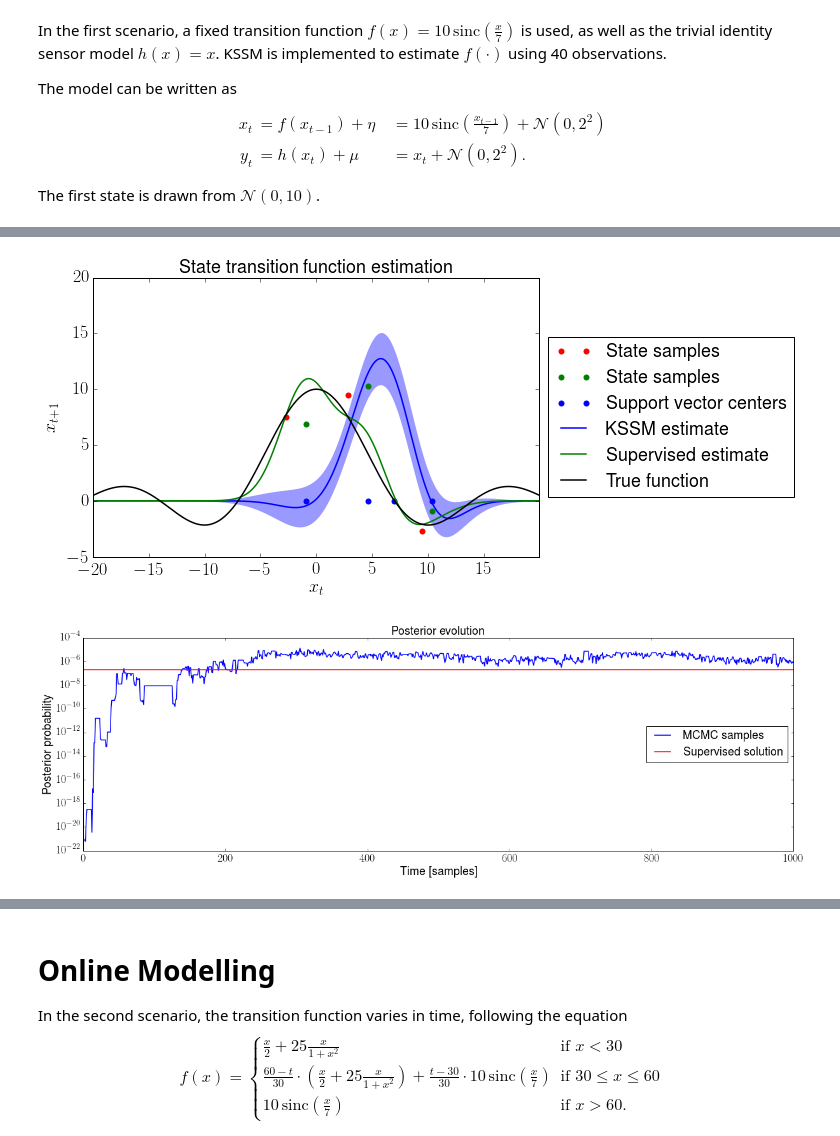
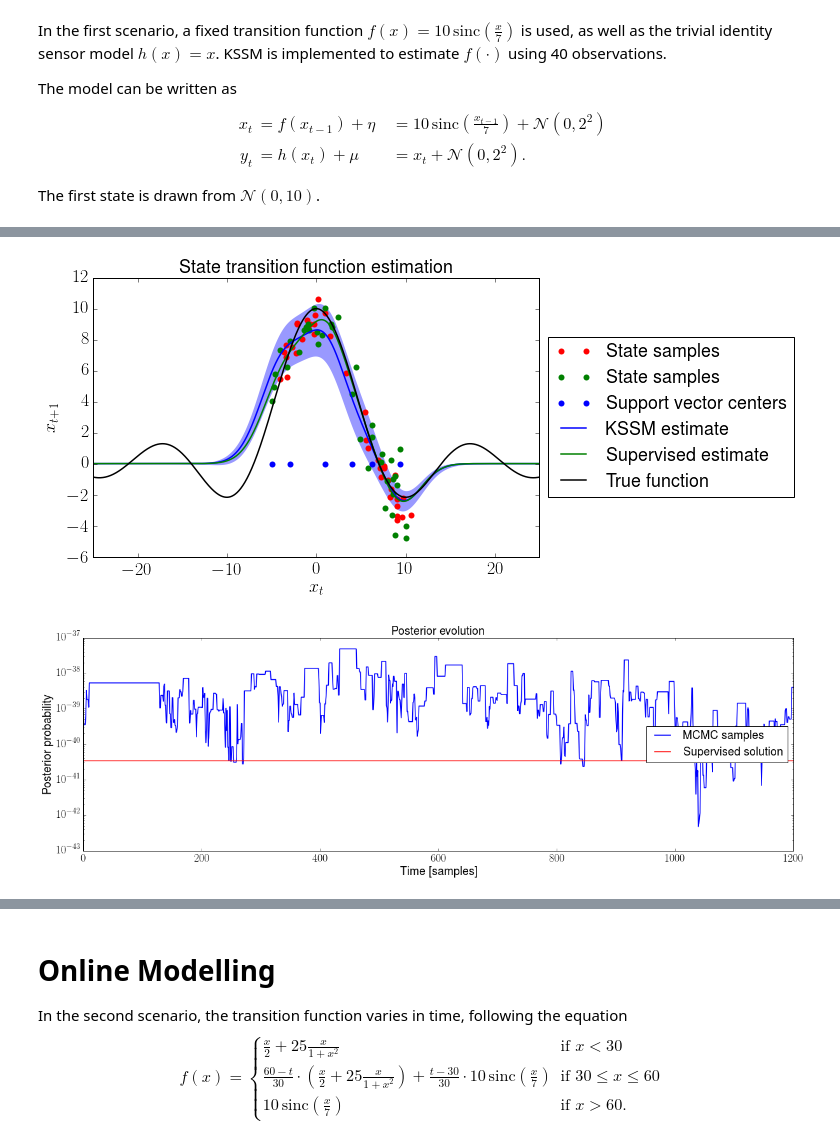
Before and after one commit to afalchetti/pykssm, a Jupyter notebook: demo/Kernel State-Space Modelling.ipynb, the cells around one changed output, grey strips where cells are left out. Saved outputs shown, nothing was run; the diff lists cells and outputs as text; code cells hidden in the pictures.

Commit message:
bugfixes: likelihood supervisado, prior SMCprior KLS, hsensor KLS

```diff
--- a/demo/Kernel State-Space Modelling.ipynb
+++ b/demo/Kernel State-Space Modelling.ipynb
@@ -72,7 +80,7 @@ h  = lambda x: x
 sigmax0 = np.sqrt(10)
 sigmax  = 1#2
 sigmay  = 1#2
-size    = 4
+size    = 40
 
 x0 = 0 + np.random.randn() * sigmax0
 
@@ -97,14 +105,15 @@ mtp.show()
 # KSSM, the core of this notebook
 (samples, like, svectors, kernel) = (
     pykssm.offline(observations = y[np.newaxis].T,
+                   #svectors     = np.array([[0], [10]]),
                    hsensor      = lambda x: x,
                    invhsensor   = lambda y: y,
                    kernel       = pykssm.GaussianKernel(np.sqrt(10)),
-                   nsamples     = 1000,
+                   nsamples     = 1200,
                    sigmax       = sigmax,
                    sigmay       = sigmay,
                    smcprior     = lambda: np.array([0 + np.random.randn() * sigmax0]), #prior x0
-                   verbose      = False))
+                   verbose      = True))
 
 # kernel (output) describes the used kernel reproducing hilbert space, with all parameters set (in this case sigma is
 # set to sqrt(10) but if the argument is ommited from the input kernel argument, it would be deduced from the data);
@@ -130,5 +154,7 @@ Wall time: 19 s
 # %%
 supervisedf = pykssm.kls(x[:-1][np.newaxis].T, f(x[:-1][np.newaxis].T), svectors, kernel, 0.001)
+
+supervisedf = pykssm.kls(y[:-1][np.newaxis].T, (y[1:][np.newaxis].T), svectors, kernel, 0.000)
 # %%
 # State transition function estimation
 limit = 5.0 * np.ceil(1/5.0 * 2.0 * max(abs(min(x)), abs(max(x))))
@@ -172,28 +198,39 @@ mtp.xlim(np.min(grid), np.max(grid))
 
 mtp.show()
 # %% [output]
-[figure, old version]
+[figure, new version]
 # %%
 # Posterior evolution
 
 # Supervised alternative
+# supervisedlike = []
+#for i in range(0, len(samples)):
+#    sfilter = pykssm.SMC(observations = y[np.newaxis].T,
+#                     prior        = lambda: np.array([0 + np.random.randn() * sigmax0]),
+#                     ftransition  = lambda x: kernel.mixture_eval(supervisedf, svectors, x) + np.random.randn() * sigmax,
+#                     hsensor      = lambda x, y: 1.0 / (np.sqrt(2.0 * np.pi)*sigmay) * np.exp(-0.5 * np.dot(x - y, x - y) / sigmay**2),
+#                     nsamples     = 200)
+#    supervisedlike.append(sfilter.get_likelihood())
+
 sfilter = pykssm.SMC(observations = y[np.newaxis].T,
-                     prior        = lambda: 0.1,# + np.random.randn() * 10,
+                     prior        = lambda: np.array([0 + np.random.randn() * sigmax0]),
                      ftransition  = lambda x: kernel.mixture_eval(supervisedf, svectors, x) + np.random.randn() * sigmax,
-                     hsensor      = lambda x, y: 0.5/sigmay * np.exp(-0.5 * np.dot(x - y, x - y) / sigmay**2),
+                     hsensor      = lambda x, y: 1.0 / (np.sqrt(2.0 * np.pi)*sigmay) * np.exp(-0.5 * np.dot(x - y, x - y) / sigmay**2),
                      nsamples     = 200)
+
+
 supervisedlike = sfilter.get_likelihood() * np.ones(len(samples))
 
 mtp.figure(figsize = (20, 6))
 
 mtp.semilogy(like,           "-b", label="MCMC samples")
 mtp.semilogy(supervisedlike, "-r", label="Supervised solution")
 
 mtp.legend(loc='center right')
 mtp.title("Posterior evolution")
 mtp.xlabel("Time [samples]")
 mtp.ylabel("Posterior probability")
 
 mtp.show()
 # %% [output]
-[figure, old version]
+[figure, new version]
```
Also changed, not shown: parts of 4 cells of this notebook, 4 other files.
